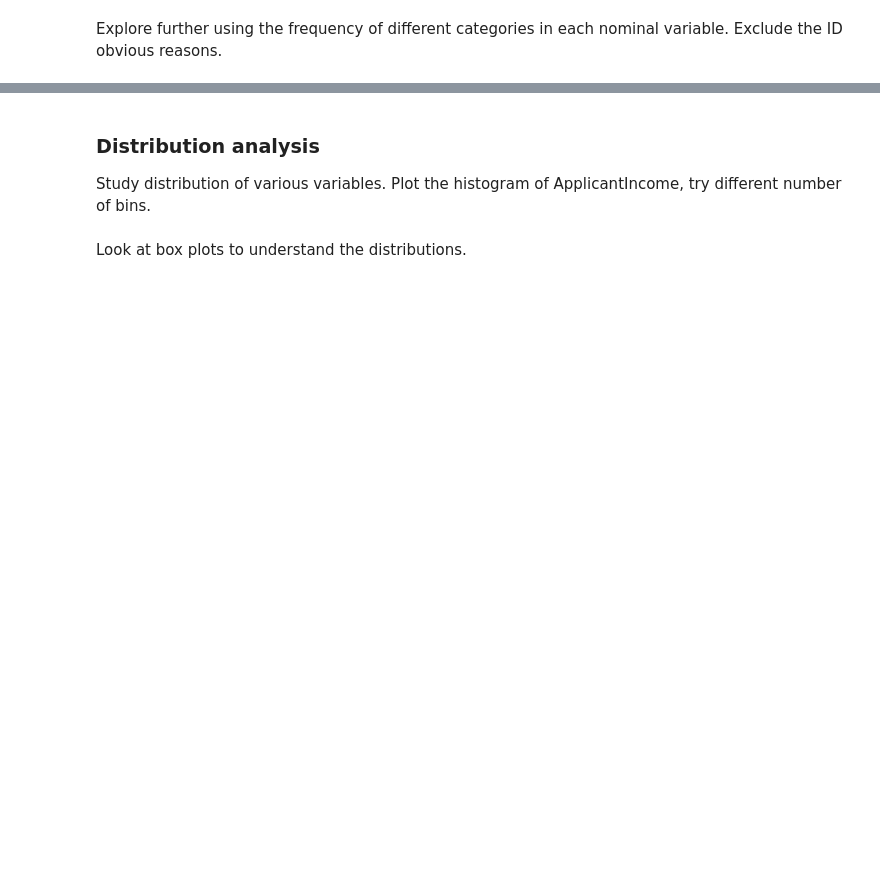
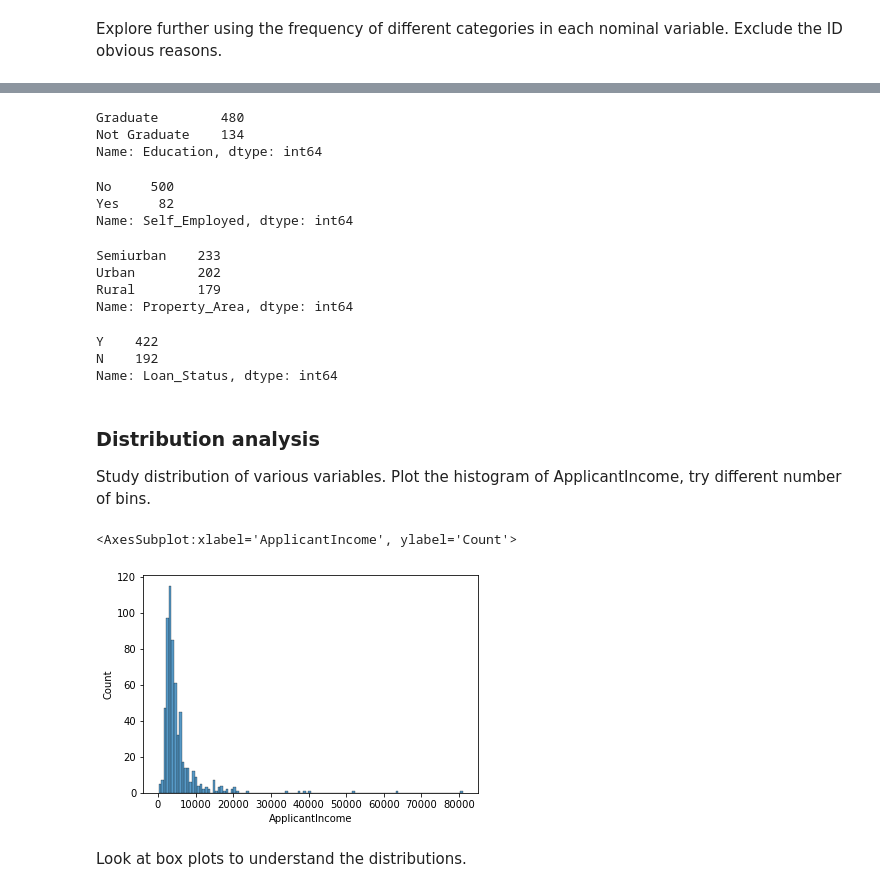
Before and after one commit to jandus/mp_IV-Loan_Predictions, a Jupyter notebook: mini-project-IV.ipynb, the cells around one changed output, grey strips where cells are left out. Cells and saved outputs as stored; diff of their text form; code cells hidden in the pictures; blank space fills up the shorter version.

```diff
--- a/mini-project-IV.ipynb
+++ b/mini-project-IV.ipynb
@@ -69,7 +214,37 @@ Explore further using the frequency of different categories in each nominal vari
+# %%
+df.Education.value_counts()
+# %% [output]
+Graduate        480
+Not Graduate    134
+Name: Education, dtype: int64
+# %%
+df.Self_Employed.value_counts()
+# %% [output]
+No     500
+Yes     82
+Name: Self_Employed, dtype: int64
+# %%
+df.Property_Area.value_counts()
+# %% [output]
+Semiurban    233
+Urban        202
+Rural        179
+Name: Property_Area, dtype: int64
+# %%
+df.Loan_Status.value_counts()
+# %% [output]
+Y    422
+N    192
+Name: Loan_Status, dtype: int64
 # %% [markdown]
 ### Distribution analysis
 
 Study distribution of various variables. Plot the histogram of ApplicantIncome, try different number of bins.
+# %%
+sns.histplot(df['ApplicantIncome'])
+# %% [output]
+<AxesSubplot:xlabel='ApplicantIncome', ylabel='Count'>
+[figure, added]
 # %% [markdown]
 
 Look at box plots to understand the distributions.
```
Also changed, not shown: parts of 102 cells of this notebook, 3 other files.
